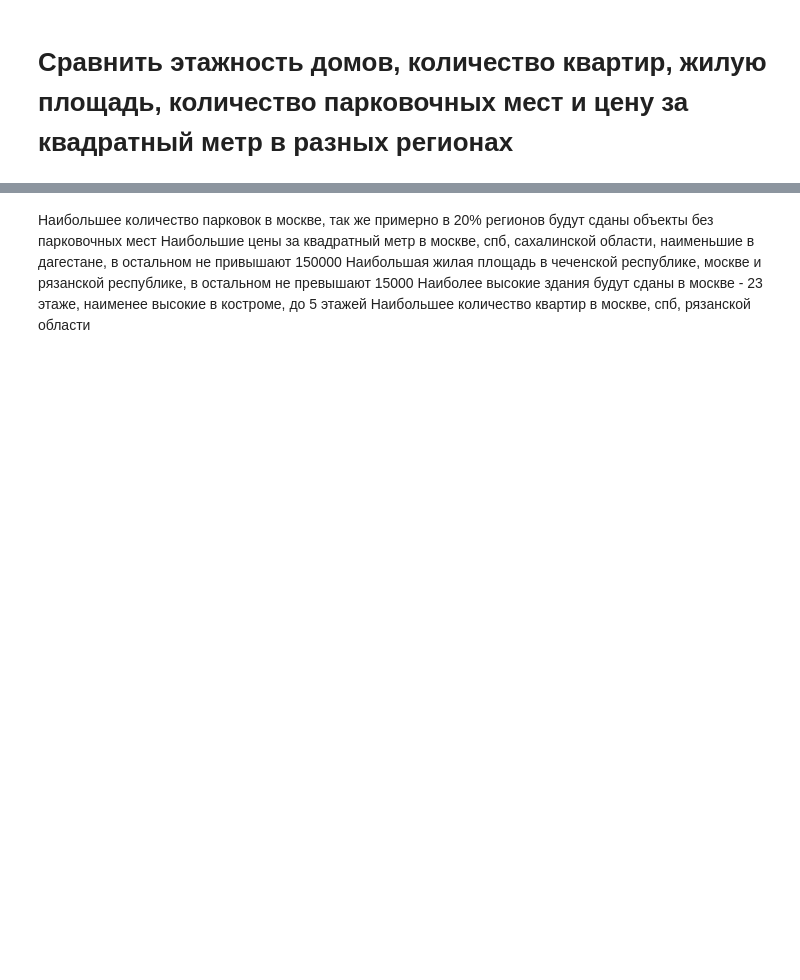
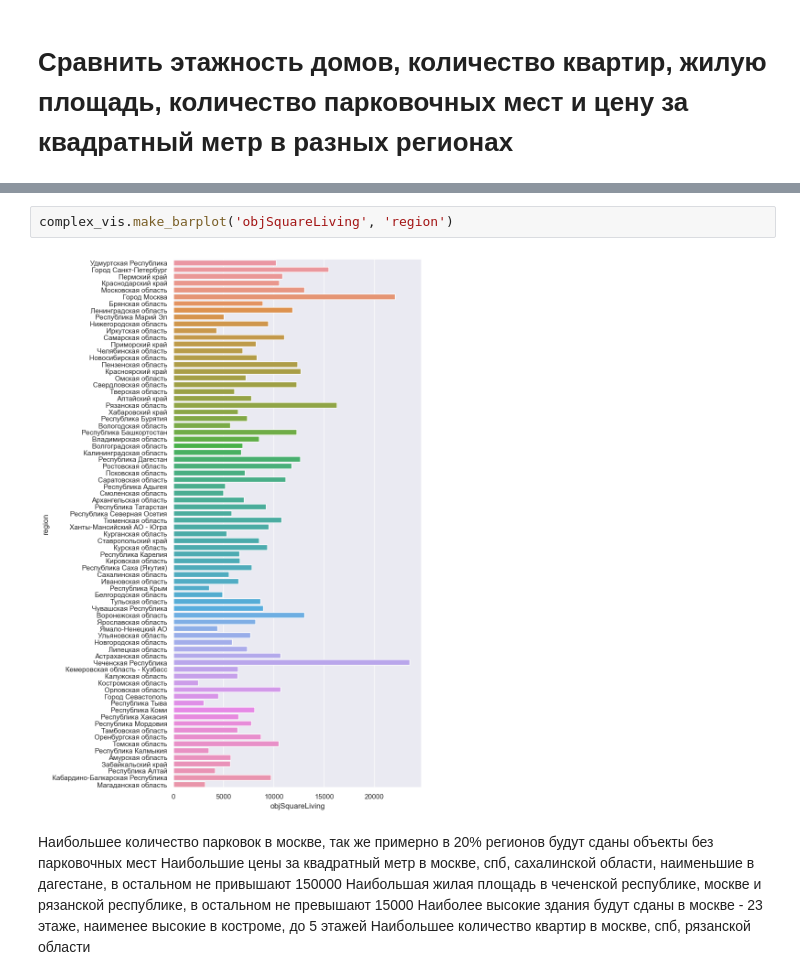
Before and after one commit to scryptan/python_hw, a Jupyter notebook: First_hw_OOP.ipynb, the cells around one changed output, grey strips where cells are left out. Drawn from its saved outputs; the diff is of its cells as text; blank space fills up the shorter version.

```diff
--- a/First_hw_OOP.ipynb
+++ b/First_hw_OOP.ipynb
@@ -234,3 +258,7 @@ sns.barplot(y = 'region', x = 'objFlatCnt', data = df_region, ax = axs[4], error
+# %%
+complex_vis.make_barplot('objSquareLiving', 'region')
+# %% [output]
+[figure, added]
 # %% [markdown]
 Наибольшее количество парковок в москве, так же примерно в 20% регионов будут сданы объекты без парковочных мест
 Наибольшие цены за квадратный метр в москве, спб, сахалинской области, наименьшие в дагестане, в остальном не привышают 150000
```
Also changed, not shown: parts of 14 cells of this notebook.
